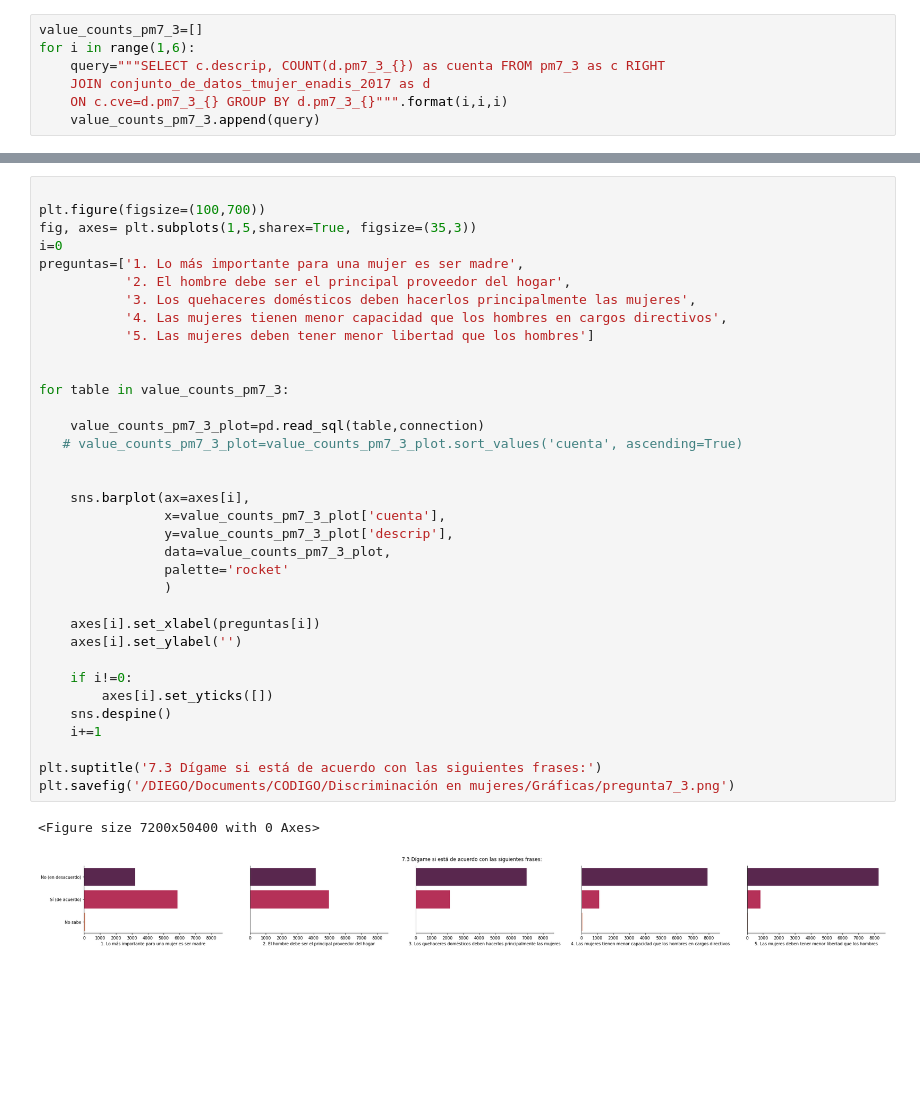
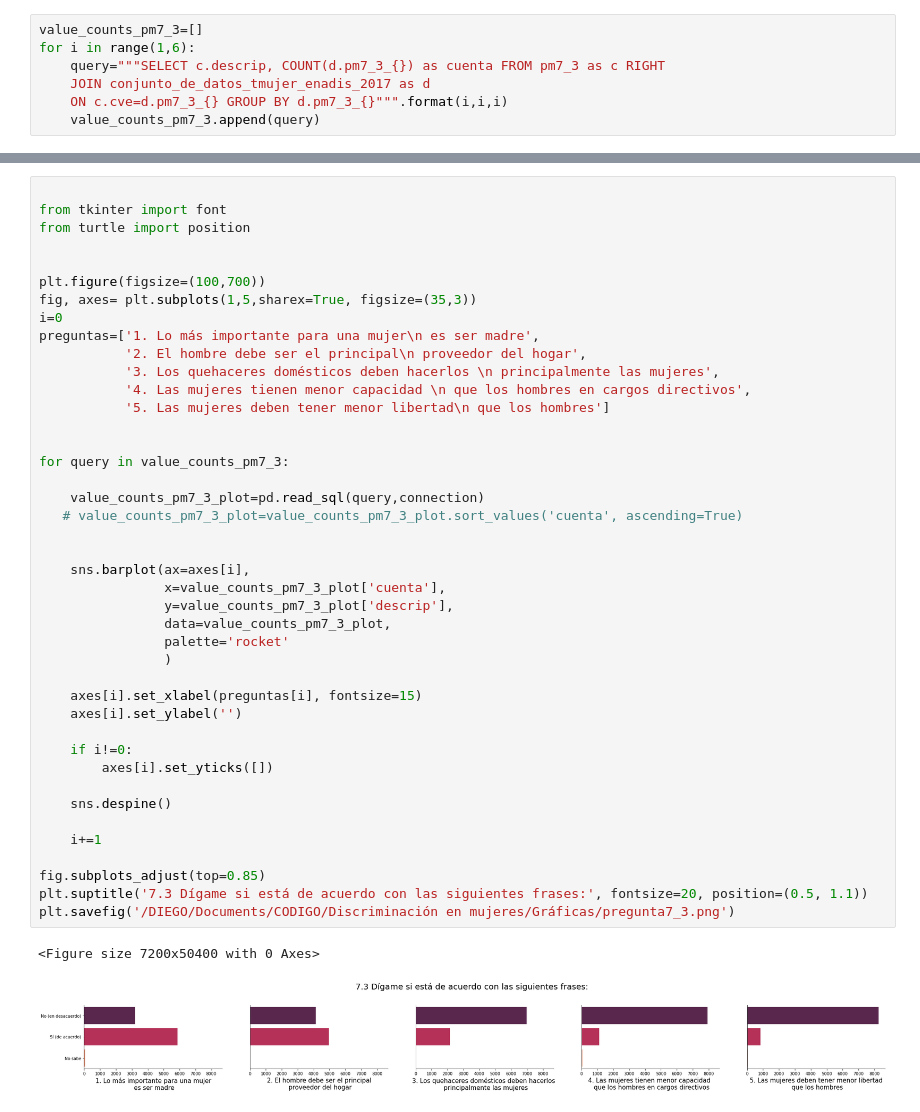
Before and after one commit to DiegoSalado/Proyect-INEGI-Analysis-Discrimination, a Jupyter notebook: Notebooks/Análisis_exploratotioo.ipynb, the cells around one changed output, grey strips where cells are left out. Drawn from its saved outputs; the diff is of its cells as text; blank space fills up the shorter version.

```diff
--- a/Notebooks/Análisis_exploratotioo.ipynb
+++ b/Notebooks/Análisis_exploratotioo.ipynb
@@ -114,38 +114,45 @@ value_counts_pm7_3
 # %%
+
+from tkinter import font
+from turtle import position
+
 
 plt.figure(figsize=(100,700))
 fig, axes= plt.subplots(1,5,sharex=True, figsize=(35,3))
 i=0
-preguntas=['1. Lo más importante para una mujer es ser madre',
-           '2. El hombre debe ser el principal proveedor del hogar',
-           '3. Los quehaceres domésticos deben hacerlos principalmente las mujeres',
-           '4. Las mujeres tienen menor capacidad que los hombres en cargos directivos',
-           '5. Las mujeres deben tener menor libertad que los hombres']
+preguntas=['1. Lo más importante para una mujer\n es ser madre',
+           '2. El hombre debe ser el principal\n proveedor del hogar',
+           '3. Los quehaceres domésticos deben hacerlos \n principalmente las mujeres',
+           '4. Las mujeres tienen menor capacidad \n que los hombres en cargos directivos',
+           '5. Las mujeres deben tener menor libertad\n que los hombres']
 
 
-for table in value_counts_pm7_3:
+for query in value_counts_pm7_3:
 
-    value_counts_pm7_3_plot=pd.read_sql(table,connection)
+    value_counts_pm7_3_plot=pd.read_sql(query,connection)
    # value_counts_pm7_3_plot=value_counts_pm7_3_plot.sort_values('cuenta', ascending=True)
 
 
     sns.barplot(ax=axes[i],
                 x=value_counts_pm7_3_plot['cuenta'],
                 y=value_counts_pm7_3_plot['descrip'],
                 data=value_counts_pm7_3_plot,
                 palette='rocket'
                 )
 
-    axes[i].set_xlabel(preguntas[i])
+    axes[i].set_xlabel(preguntas[i], fontsize=15)
     axes[i].set_ylabel('')
 
     if i!=0:
         axes[i].set_yticks([])
+
     sns.despine()
+
     i+=1
 
-plt.suptitle('7.3 Dígame si está de acuerdo con las siguientes frases:')
+fig.subplots_adjust(top=0.85)
+plt.suptitle('7.3 Dígame si está de acuerdo con las siguientes frases:', fontsize=20, position=(0.5, 1.1))
 plt.savefig('/DIEGO/Documents/CODIGO/Discriminación en mujeres/Gráficas/pregunta7_3.png')
 # %% [output]
 <Figure size 7200x50400 with 0 Axes>
-[figure, old version]
+[figure, new version]
```
Also changed, not shown: parts of 5 cells of this notebook, 1 other file.
